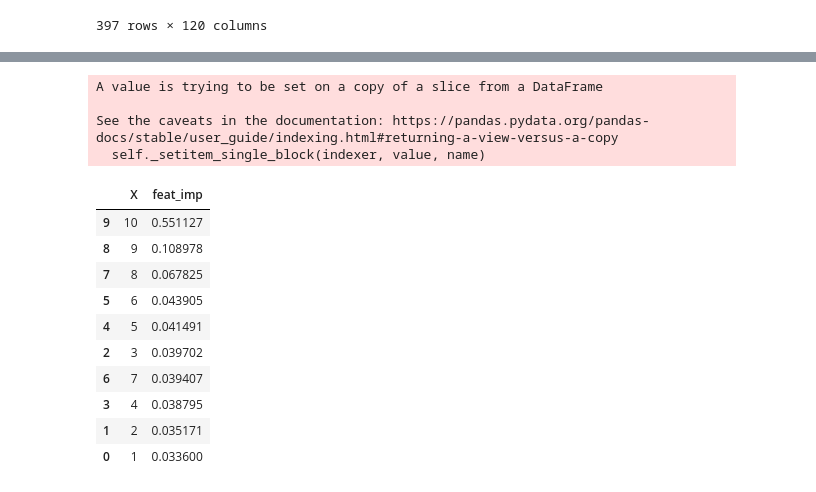
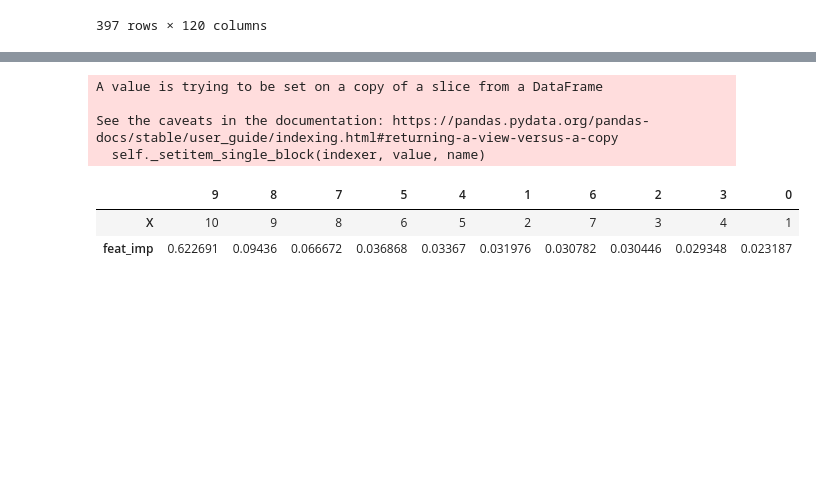
Before and after one commit to frankiiii/ml_project, a Jupyter notebook: 3_Random_forest.ipynb, the cells around one changed output, grey strips where cells are left out. Saved outputs shown, nothing was run; the diff lists cells and outputs as text; code cells hidden in the pictures; blank space fills up the shorter version.

```diff
--- a/3_Random_forest.ipynb
+++ b/3_Random_forest.ipynb
@@ -138,9 +156,19 @@ tuning.sort_values(by="wmse")
 # %%
-### Final model ----
-model = RandomForestRegressor(n_estimators=500, min_samples_split=20).fit(train_x, train_y)
+### Make prediction in test data for final model -----
+model = RandomForestRegressor(n_estimators=50,
+                              min_samples_split=50,
+                              random_state=1).fit(train_x,
+                                                  train_y)
 pred = model.predict(test_x)
-mse = mean_squared_error(test_y,pred)
+
+# mse
+mse = mean_squared_error(test_y,
+                         pred)
 print(mse)
-weighted_mse =  mean_squared_error(test_y,pred,sample_weight=test_y+1)
+
+# wmse
+weighted_mse =  mean_squared_error(test_y,
+                                   pred,
+                                   sample_weight=test_y+1)
 print(weighted_mse)
 # %% [output]
@@ -172,37 +202,37 @@ df_rf.head(10)
 10 rows × 120 columns
 # %%
-### Feature importance ---
+### Get feature importance scores ---
 feat_imp = pd.DataFrame(model.feature_importances_)
+
+# Create df
 feat_imp["X"] = "1"
 feat_imp["X"].iloc[1] = "2"
 feat_imp["X"].iloc[2] = "3"
 feat_imp["X"].iloc[3] = "4"
 feat_imp["X"].iloc[3] = "4"
 feat_imp["X"].iloc[4] = "5"
 feat_imp["X"].iloc[5] = "6"
 feat_imp["X"].iloc[6] = "7"
 feat_imp["X"].iloc[7] = "8"
 feat_imp["X"].iloc[8] = "9"
 feat_imp["X"].iloc[9] = "10"
 feat_imp = feat_imp[["X", 0]]
+
+# Rename column
 # Source: https://www.statology.org/pandas-rename-columns/
 feat_imp.rename(columns = {0: 'feat_imp'}, inplace = True)
+
+# Sort
 feat_imp = feat_imp.sort_values(by='feat_imp', ascending=False)
-feat_imp.to_latex("feat_imp.tex", index=False)
-feat_imp
+
+# Save
+feat_imp.T.to_latex("feat_imp.tex", index=False)
+feat_imp.T
 # %% [output]
 A value is trying to be set on a copy of a slice from a DataFrame
 
 See the caveats in the documentation: https://pandas.pydata.org/pandas-docs/stable/user_guide/indexing.html#returning-a-view-versus-a-copy
   self._setitem_single_block(indexer, value, name)
-|  | X | feat_imp |
-| 9 | 10 | 0.551127 |
-| 8 | 9 | 0.108978 |
-| 7 | 8 | 0.067825 |
-| 5 | 6 | 0.043905 |
-| 4 | 5 | 0.041491 |
-| 2 | 3 | 0.039702 |
-| 6 | 7 | 0.039407 |
-| 3 | 4 | 0.038795 |
-| 1 | 2 | 0.035171 |
-| 0 | 1 | 0.033600 |
+|  | 9 | 8 | 7 | 5 | 4 | 1 | 6 | 2 | 3 | 0 |
+| X | 10 | 9 | 8 | 6 | 5 | 2 | 7 | 3 | 4 | 1 |
+| feat_imp | 0.622691 | 0.09436 | 0.066672 | 0.036868 | 0.03367 | 0.031976 | 0.030782 | 0.030446 | 0.029348 | 0.023187 |
```
Also changed, not shown: parts of 9 cells of this notebook, 9 other files.
